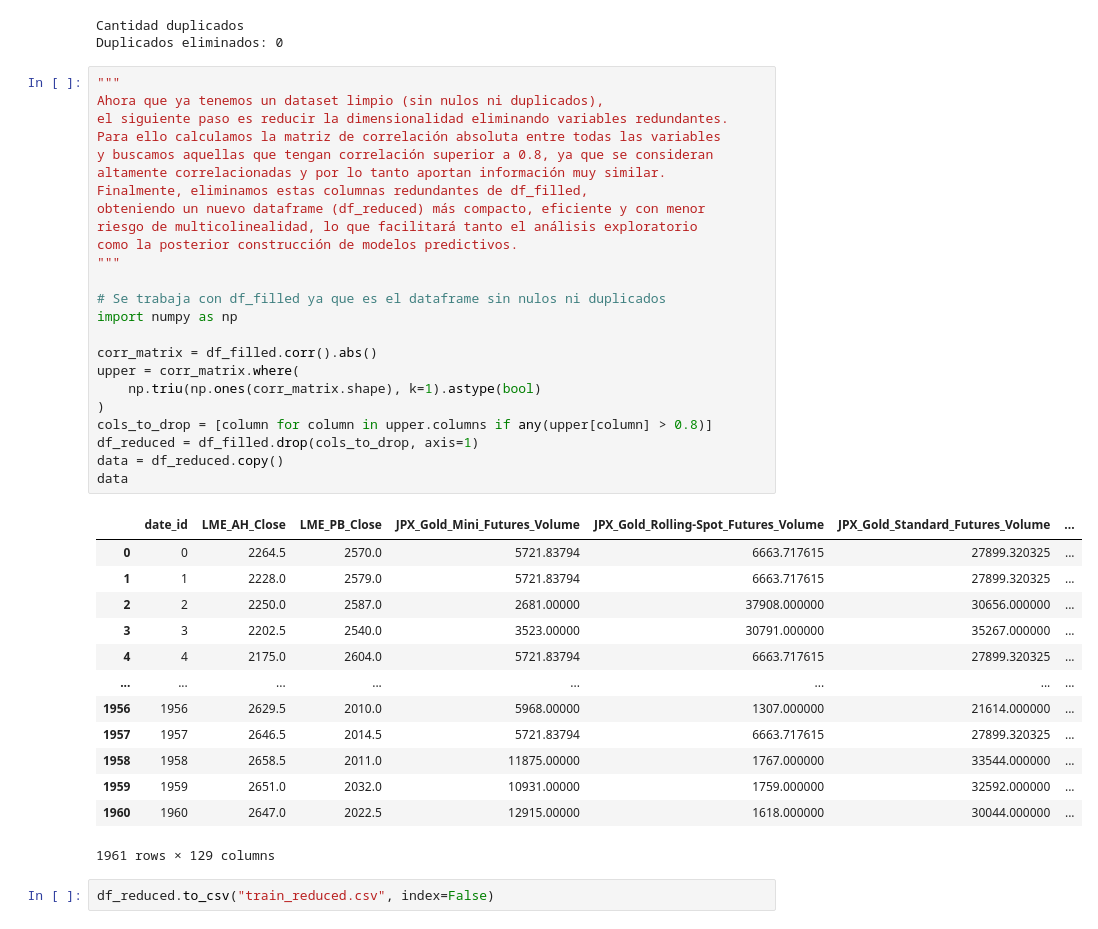
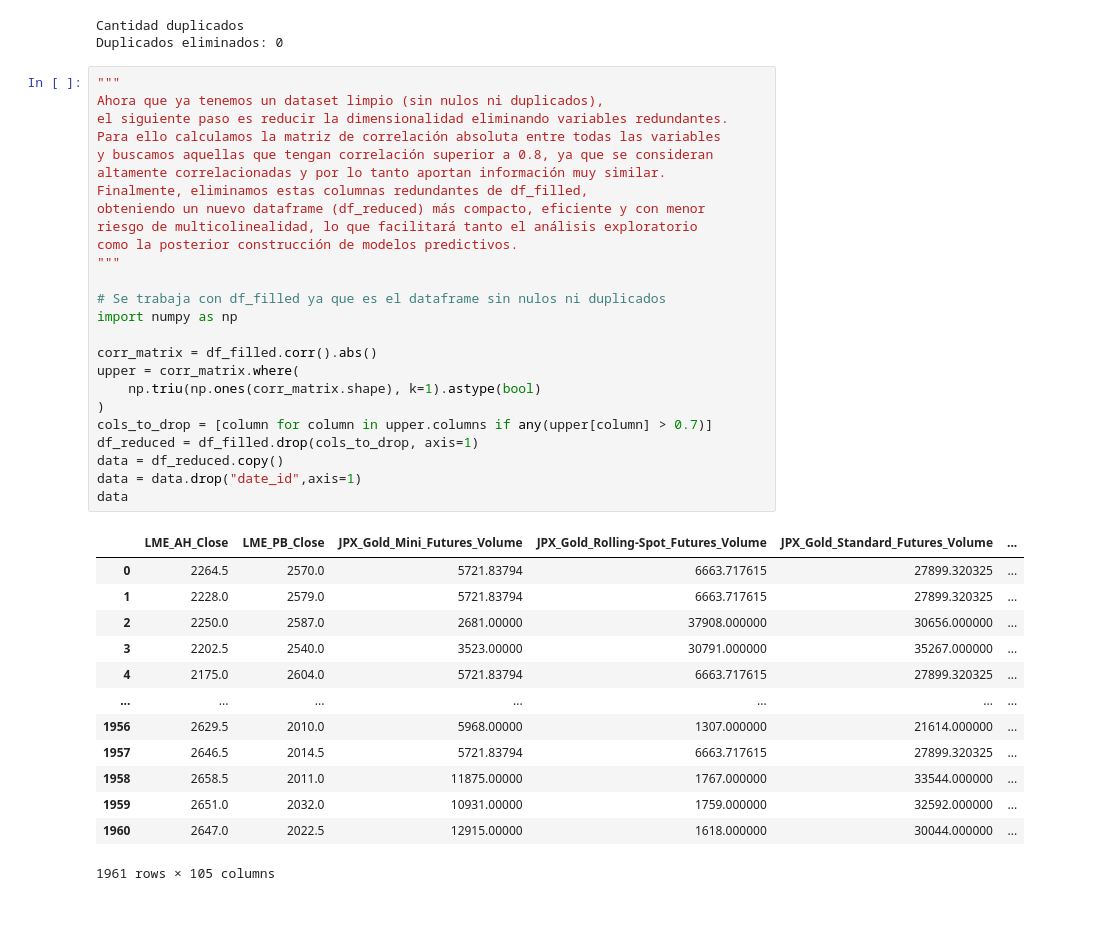
Before and after one commit to PabloSHerrera/Proyecto-2-DS, a Jupyter notebook: proyecto 2 DS.ipynb, the cells around one changed output. Cells and saved outputs as stored; diff of their text form.

```diff
--- a/proyecto 2 DS.ipynb
+++ b/proyecto 2 DS.ipynb
@@ -113,40 +107,39 @@ Duplicados eliminados: 0
 # %%
 """
 Ahora que ya tenemos un dataset limpio (sin nulos ni duplicados),
 el siguiente paso es reducir la dimensionalidad eliminando variables redundantes.
 Para ello calculamos la matriz de correlación absoluta entre todas las variables
 y buscamos aquellas que tengan correlación superior a 0.8, ya que se consideran
 altamente correlacionadas y por lo tanto aportan información muy similar.
 Finalmente, eliminamos estas columnas redundantes de df_filled,
 obteniendo un nuevo dataframe (df_reduced) más compacto, eficiente y con menor
 riesgo de multicolinealidad, lo que facilitará tanto el análisis exploratorio
 como la posterior construcción de modelos predictivos.
 """
 
 # Se trabaja con df_filled ya que es el dataframe sin nulos ni duplicados
 import numpy as np
 
 corr_matrix = df_filled.corr().abs()
 upper = corr_matrix.where(
     np.triu(np.ones(corr_matrix.shape), k=1).astype(bool)
 )
-cols_to_drop = [column for column in upper.columns if any(upper[column] > 0.8)]
+cols_to_drop = [column for column in upper.columns if any(upper[column] > 0.7)]
 df_reduced = df_filled.drop(cols_to_drop, axis=1)
 data = df_reduced.copy()
+data = data.drop("date_id",axis=1)
 data
 # %% [output]
-|  | date_id | LME_AH_Close | LME_PB_Close | JPX_Gold_Mini_Futures_Volume | JPX_Gold_Rolling-Spot_Futures_Volume | JPX_Gold_Standard_Futures_Volume | ... |
-| 0 | 0 | 2264.5 | 2570.0 | 5721.83794 | 6663.717615 | 27899.320325 | ... |
-| 1 | 1 | 2228.0 | 2579.0 | 5721.83794 | 6663.717615 | 27899.320325 | ... |
-| 2 | 2 | 2250.0 | 2587.0 | 2681.00000 | 37908.000000 | 30656.000000 | ... |
-| 3 | 3 | 2202.5 | 2540.0 | 3523.00000 | 30791.000000 | 35267.000000 | ... |
-| 4 | 4 | 2175.0 | 2604.0 | 5721.83794 | 6663.717615 | 27899.320325 | ... |
-| ... | ... | ... | ... | ... | ... | ... | ... |
-| 1956 | 1956 | 2629.5 | 2010.0 | 5968.00000 | 1307.000000 | 21614.000000 | ... |
-| 1957 | 1957 | 2646.5 | 2014.5 | 5721.83794 | 6663.717615 | 27899.320325 | ... |
-| 1958 | 1958 | 2658.5 | 2011.0 | 11875.00000 | 1767.000000 | 33544.000000 | ... |
-| 1959 | 1959 | 2651.0 | 2032.0 | 10931.00000 | 1759.000000 | 32592.000000 | ... |
-| 1960 | 1960 | 2647.0 | 2022.5 | 12915.00000 | 1618.000000 | 30044.000000 | ... |
+|  | LME_AH_Close | LME_PB_Close | JPX_Gold_Mini_Futures_Volume | JPX_Gold_Rolling-Spot_Futures_Volume | JPX_Gold_Standard_Futures_Volume | ... |
+| 0 | 2264.5 | 2570.0 | 5721.83794 | 6663.717615 | 27899.320325 | ... |
+| 1 | 2228.0 | 2579.0 | 5721.83794 | 6663.717615 | 27899.320325 | ... |
+| 2 | 2250.0 | 2587.0 | 2681.00000 | 37908.000000 | 30656.000000 | ... |
+| 3 | 2202.5 | 2540.0 | 3523.00000 | 30791.000000 | 35267.000000 | ... |
+| 4 | 2175.0 | 2604.0 | 5721.83794 | 6663.717615 | 27899.320325 | ... |
+| ... | ... | ... | ... | ... | ... | ... |
+| 1956 | 2629.5 | 2010.0 | 5968.00000 | 1307.000000 | 21614.000000 | ... |
+| 1957 | 2646.5 | 2014.5 | 5721.83794 | 6663.717615 | 27899.320325 | ... |
+| 1958 | 2658.5 | 2011.0 | 11875.00000 | 1767.000000 | 33544.000000 | ... |
+| 1959 | 2651.0 | 2032.0 | 10931.00000 | 1759.000000 | 32592.000000 | ... |
+| 1960 | 2647.0 | 2022.5 | 12915.00000 | 1618.000000 | 30044.000000 | ... |
-1961 rows × 129 columns
+1961 rows × 105 columns
-# %%
-df_reduced.to_csv("train_reduced.csv", index=False)
```
Also changed, not shown: parts of 21 cells of this notebook.
